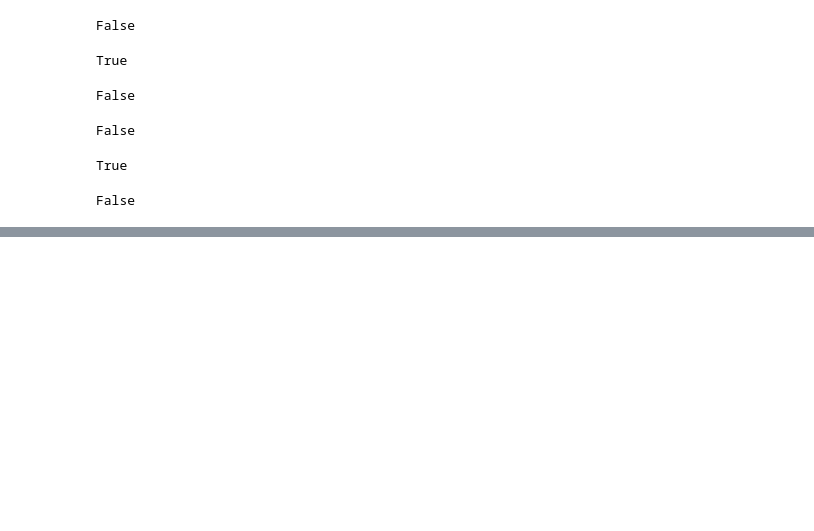
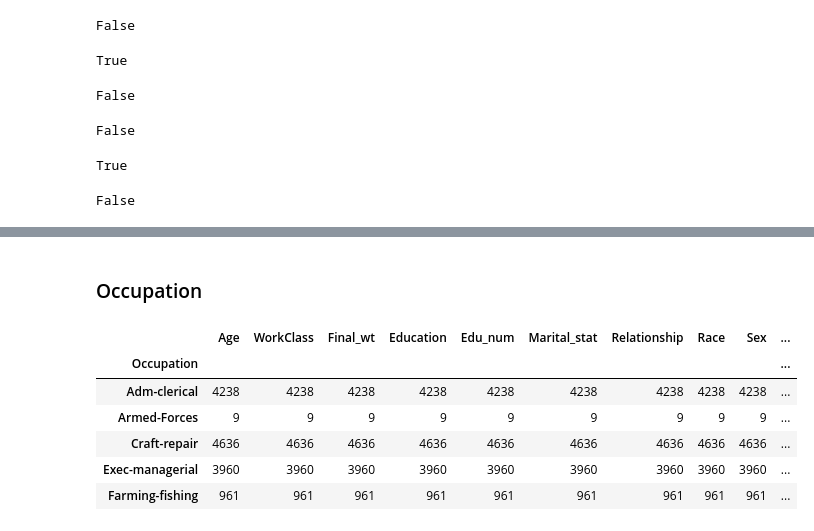
Before and after one commit to juvekaradheesh/Data-Mining, a Jupyter notebook: Income Prediction/PreProcessing.ipynb, the cells around one changed output, grey strips where cells are left out. Drawn from its saved outputs; the diff is of its cells as text; code cells hidden in the pictures; blank space fills up the shorter version.

```diff
--- a/Income Prediction/PreProcessing.ipynb
+++ b/Income Prediction/PreProcessing.ipynb
@@ -661,0 +236,14 @@ df.groupby?
+# %% [markdown]
+### Occupation
+# %%
+df.Occupation.unique()
+df_temp = df.groupby('Occupation').count()
+df_temp.head()
+# %% [output]
+|  | Age | WorkClass | Final_wt | Education | Edu_num | Marital_stat | Relationship | Race | Sex | ... |
+| Occupation |  |  |  |  |  |  |  |  |  | ... |
+| Adm-clerical | 4238 | 4238 | 4238 | 4238 | 4238 | 4238 | 4238 | 4238 | 4238 | ... |
+| Armed-Forces | 9 | 9 | 9 | 9 | 9 | 9 | 9 | 9 | 9 | ... |
+| Craft-repair | 4636 | 4636 | 4636 | 4636 | 4636 | 4636 | 4636 | 4636 | 4636 | ... |
+| Exec-managerial | 3960 | 3960 | 3960 | 3960 | 3960 | 3960 | 3960 | 3960 | 3960 | ... |
+| Farming-fishing | 961 | 961 | 961 | 961 | 961 | 961 | 961 | 961 | 961 | ... |
```
Also changed, not shown: parts of 126 cells of this notebook.
